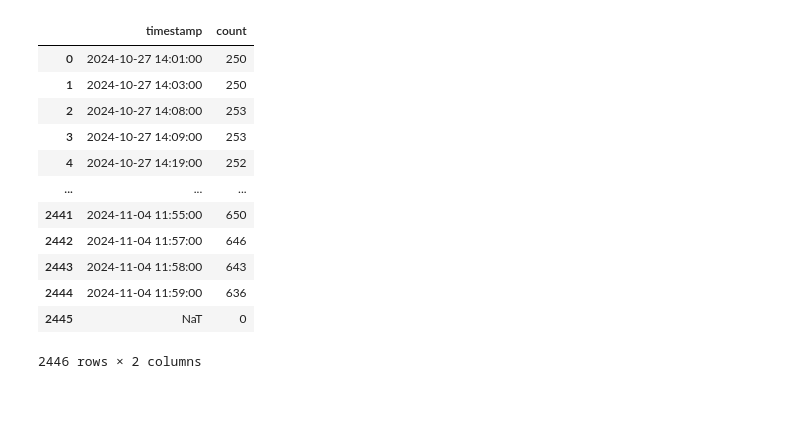
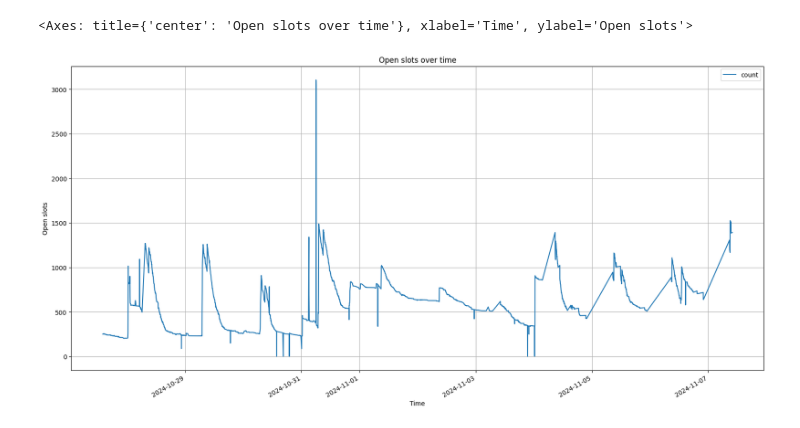
Before and after one commit to davidkempkens/appointment-scraper, a Jupyter notebook: dashboard_v2.ipynb, the cells around one changed output. Saved outputs shown, nothing was run; the diff lists cells and outputs as text; code cells hidden in the pictures; blank space fills up the shorter version.

```diff
--- a/dashboard_v2.ipynb
+++ b/dashboard_v2.ipynb
@@ -99,28 +82,21 @@ Length: 2446, dtype: datetime64[ns]
 # %%
-count = []
+# get all unique timestamps from available and taken
+timestamps = pd.concat([df["available"], df["taken"]]).sort_values().unique()
+timestamps
+
+count = pd.Series(dtype=int)
 for timestamp in timestamps:
 
     # count slots for each timestamp
     count_per_timestamp = df[
         (df["available"] <= timestamp) & ((df["taken"] >= timestamp) | (df["taken"].isnull()))
     ].shape[0]
 
-    count.append(count_per_timestamp)
+    count.at[timestamp] = count_per_timestamp
 
 count_df = pd.DataFrame({"timestamp": timestamps, "count": count})
 
-count_df
+count_df.plot(x="timestamp", y="count", kind="line",figsize=(20,10), grid=True, title="Open slots over time", xlabel="Time", ylabel="Open slots")
 # %% [output]
-|  | timestamp | count |
-| 0 | 2024-10-27 14:01:00 | 250 |
-| 1 | 2024-10-27 14:03:00 | 250 |
-| 2 | 2024-10-27 14:08:00 | 253 |
-| 3 | 2024-10-27 14:09:00 | 253 |
-| 4 | 2024-10-27 14:19:00 | 252 |
-| ... | ... | ... |
-| 2441 | 2024-11-04 11:55:00 | 650 |
-| 2442 | 2024-11-04 11:57:00 | 646 |
-| 2443 | 2024-11-04 11:58:00 | 643 |
-| 2444 | 2024-11-04 11:59:00 | 636 |
-| 2445 | NaT | 0 |
-2446 rows × 2 columns
+<Axes: title={'center': 'Open slots over time'}, xlabel='Time', ylabel='Open slots'>
+[figure, added]
```
Also changed, not shown: parts of 9 cells of this notebook.
